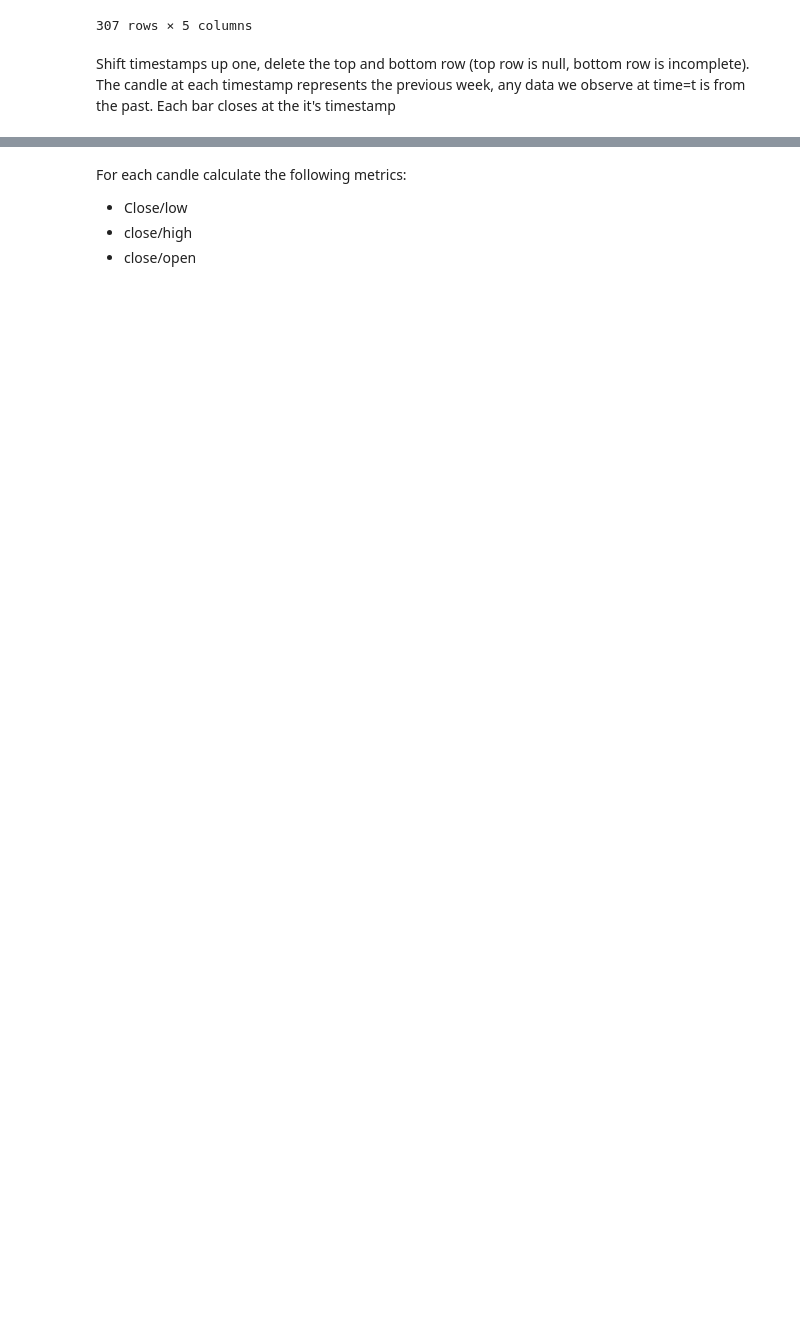
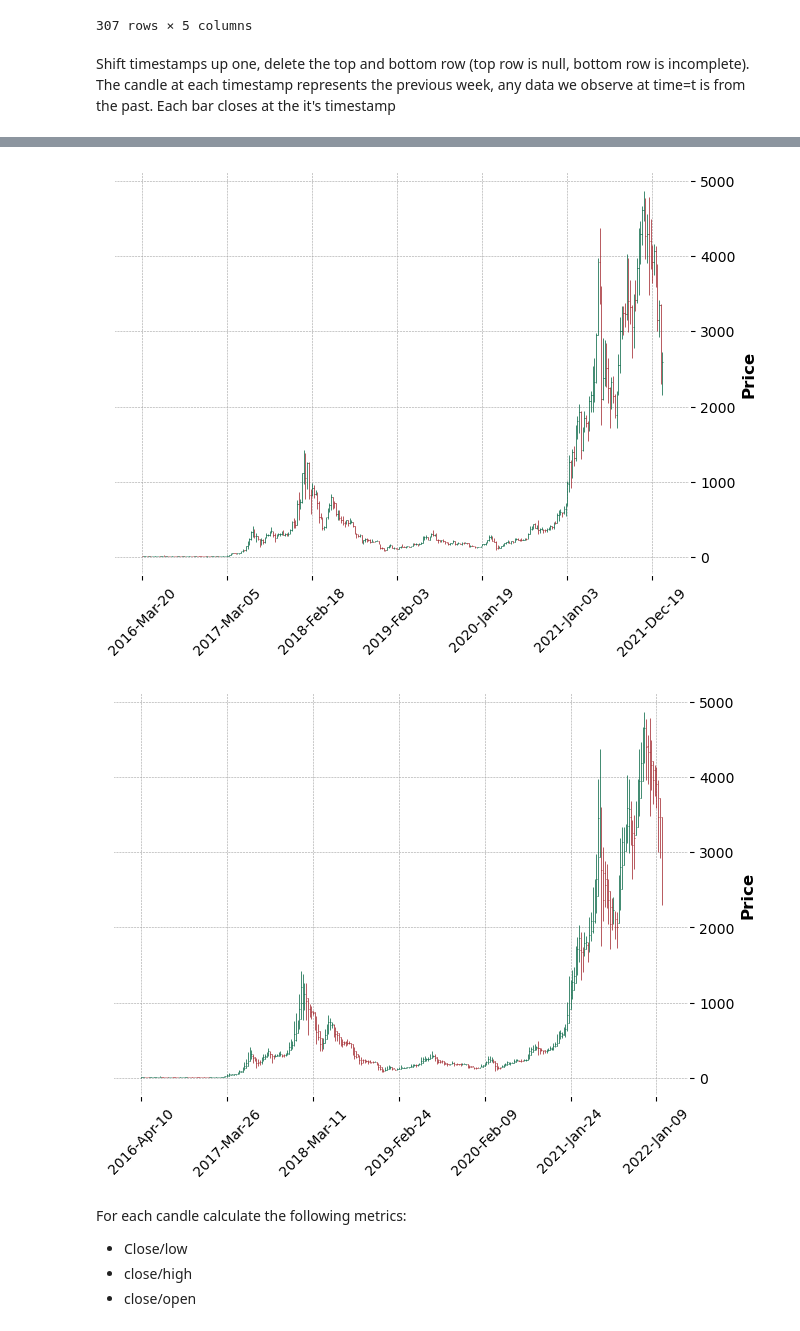
Before and after one commit to RDEvans31/saturn, a Jupyter notebook: ETH_trading_data_analysis.ipynb, the cells around one changed output, grey strips where cells are left out. Cells and saved outputs as stored; diff of their text form; code cells hidden in the pictures; blank space fills up the shorter version.

```diff
--- a/ETH_trading_data_analysis.ipynb
+++ b/ETH_trading_data_analysis.ipynb
@@ -205,3 +236,12 @@ ax.set_yscale("log")
+# %%
+weekly_candles["Date"] = pd.to_datetime(weekly_candles["Unix"], unit="ms")
+weekly_candles.columns = ['Unix', 'Open', 'High', 'Low', 'Close', 'Date']
+weekly_candles.set_index('Date', inplace=True)
+mpf.plot(weekly_candles, style='charles')
+mpf.plot(heikin_ashi_candles, style='charles')
+# %% [output]
+[figure, added]
+[figure, added]
 # %% [markdown]
 For each candle calculate the following metrics:
 -  Close/low
```
Also changed, not shown: parts of 12 cells of this notebook, 2 other files.
